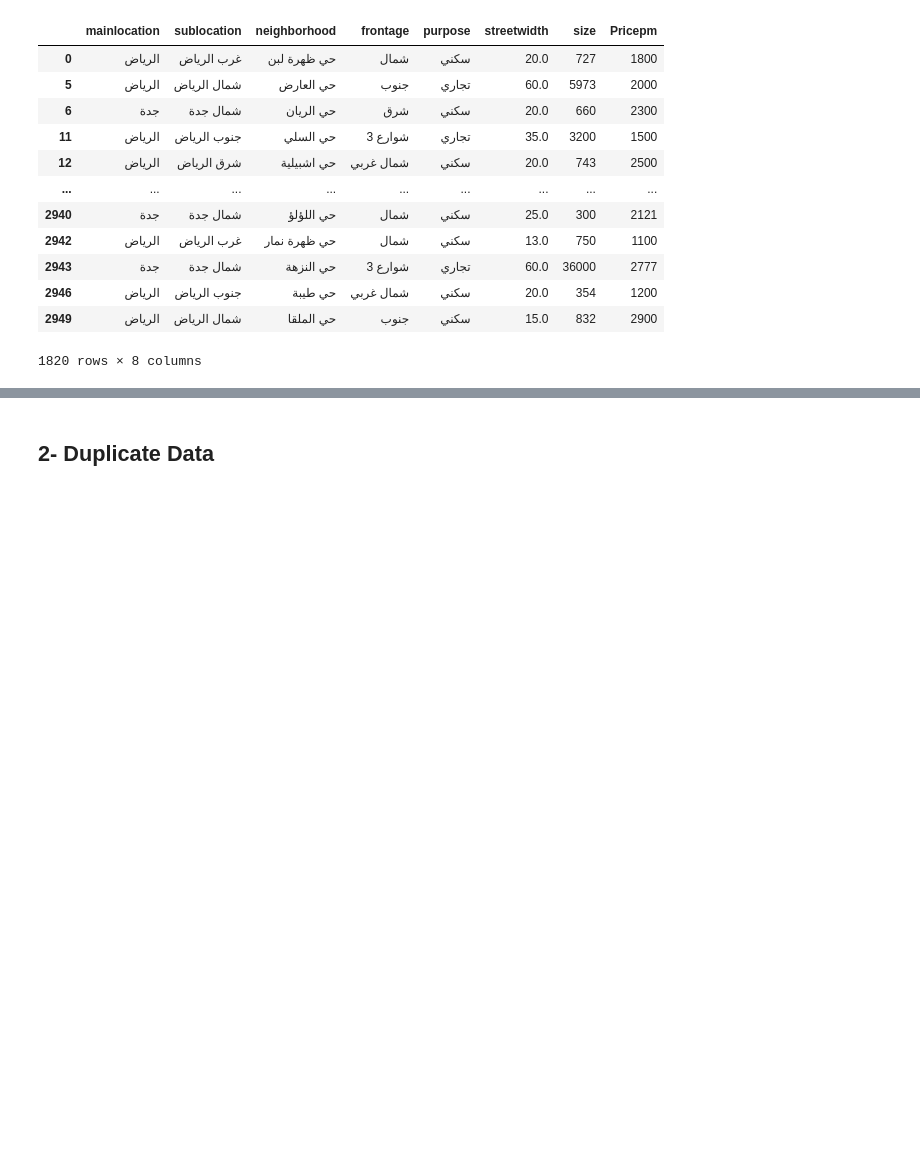
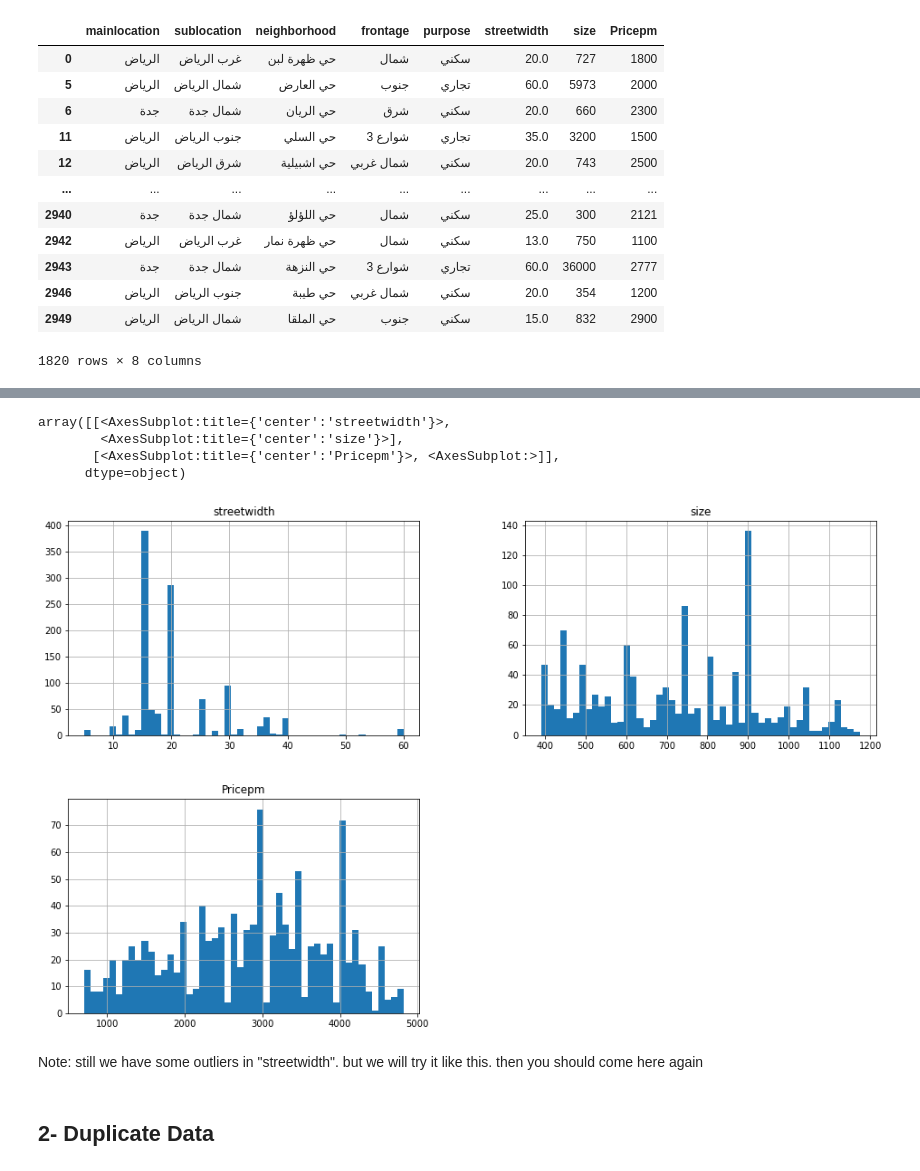
Before and after one commit to RakanW10/Aqar_Prices_Prediction, a Jupyter notebook: HW-3.ipynb, the cells around one changed output, grey strips where cells are left out. Drawn from its saved outputs; the diff is of its cells as text; code cells hidden in the pictures; blank space fills up the shorter version.

```diff
--- a/HW-3.ipynb
+++ b/HW-3.ipynb
@@ -183,3 +177,13 @@ cleanData.describe()
+# %%
+cleanData.hist(figsize=(16,10),bins=50)
+# %% [output]
+array([[<AxesSubplot:title={'center':'streetwidth'}>,
+        <AxesSubplot:title={'center':'size'}>],
+       [<AxesSubplot:title={'center':'Pricepm'}>, <AxesSubplot:>]],
+      dtype=object)
+[figure, added]
+# %% [markdown]
+Note: still we have some outliers in "streetwidth". but we will try it like this. then you should come here again
 # %% [markdown]
 ## 2- Duplicate Data
 # %%
```
Also changed, not shown: parts of 18 cells of this notebook.
